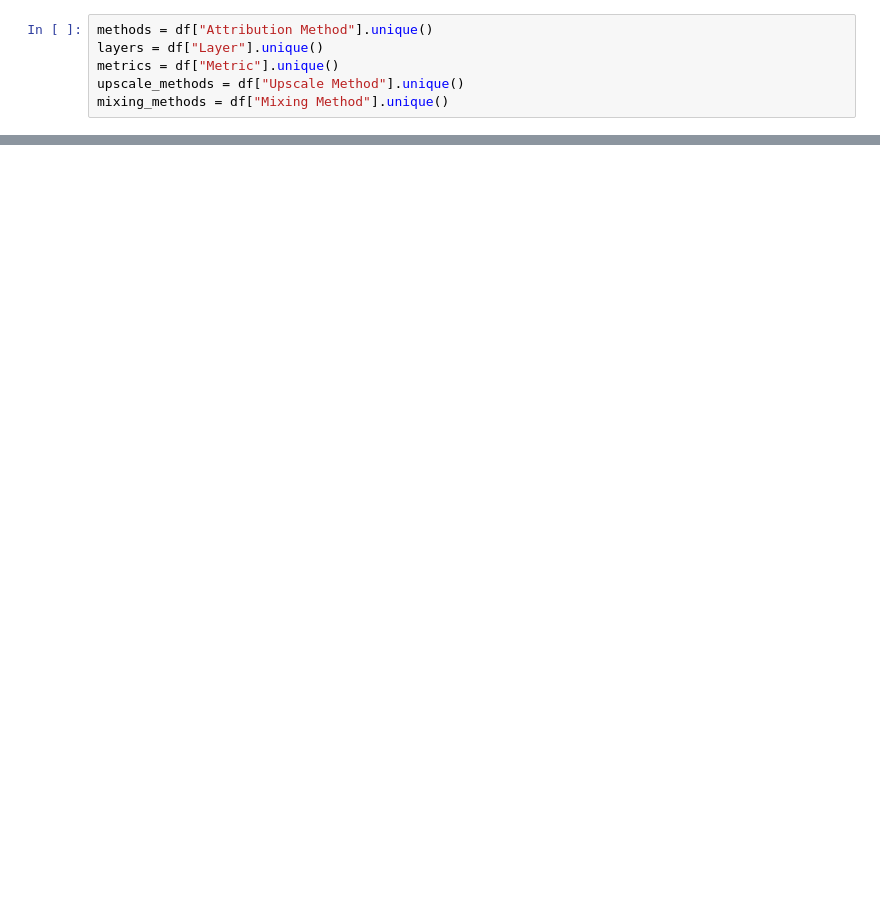
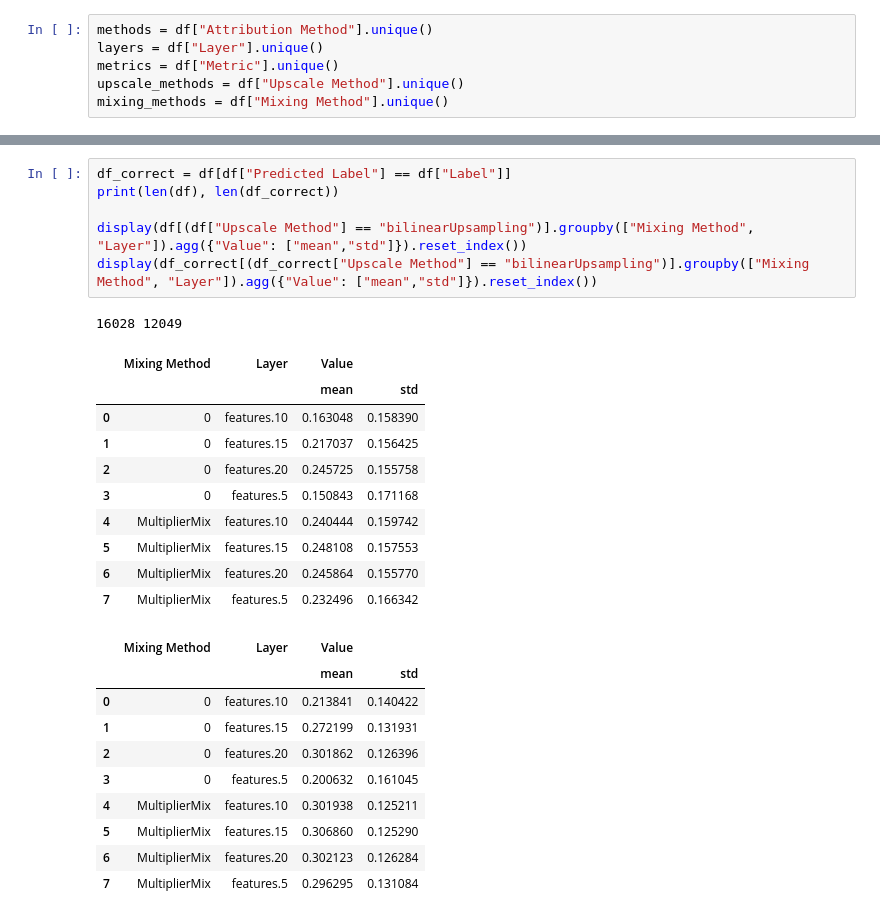
Before and after one commit to liuktc/ML4CV_XAI, a Jupyter notebook: plots/plots3.ipynb, the cells around one changed output, grey strips where cells are left out. Saved outputs shown, nothing was run; the diff lists cells and outputs as text; blank space fills up the shorter version.

```diff
--- a/plots/plots3.ipynb
+++ b/plots/plots3.ipynb
@@ -144,3 +91,31 @@ array([  0,   1,   2,   3,   4,   5,   6,   7,   8,   9,  11,  12,  14,
+# %%
+df_correct = df[df["Predicted Label"] == df["Label"]]
+print(len(df), len(df_correct))
+
+display(df[(df["Upscale Method"] == "bilinearUpsampling")].groupby(["Mixing Method", "Layer"]).agg({"Value": ["mean","std"]}).reset_index())
+display(df_correct[(df_correct["Upscale Method"] == "bilinearUpsampling")].groupby(["Mixing Method", "Layer"]).agg({"Value": ["mean","std"]}).reset_index())
+# %% [output]
+16028 12049
+|  | Mixing Method | Layer | Value |  |
+|  |  |  | mean | std |
+| 0 | 0 | features.10 | 0.163048 | 0.158390 |
+| 1 | 0 | features.15 | 0.217037 | 0.156425 |
+| 2 | 0 | features.20 | 0.245725 | 0.155758 |
+| 3 | 0 | features.5 | 0.150843 | 0.171168 |
+| 4 | MultiplierMix | features.10 | 0.240444 | 0.159742 |
+| 5 | MultiplierMix | features.15 | 0.248108 | 0.157553 |
+| 6 | MultiplierMix | features.20 | 0.245864 | 0.155770 |
+| 7 | MultiplierMix | features.5 | 0.232496 | 0.166342 |
+|  | Mixing Method | Layer | Value |  |
+|  |  |  | mean | std |
+| 0 | 0 | features.10 | 0.213841 | 0.140422 |
+| 1 | 0 | features.15 | 0.272199 | 0.131931 |
+| 2 | 0 | features.20 | 0.301862 | 0.126396 |
+| 3 | 0 | features.5 | 0.200632 | 0.161045 |
+| 4 | MultiplierMix | features.10 | 0.301938 | 0.125211 |
+| 5 | MultiplierMix | features.15 | 0.306860 | 0.125290 |
+| 6 | MultiplierMix | features.20 | 0.302123 | 0.126284 |
+| 7 | MultiplierMix | features.5 | 0.296295 | 0.131084 |
 # %%
 import matplotlib.lines as mlines
 
```
Also changed, not shown: parts of 14 cells of this notebook, 13 other files.
